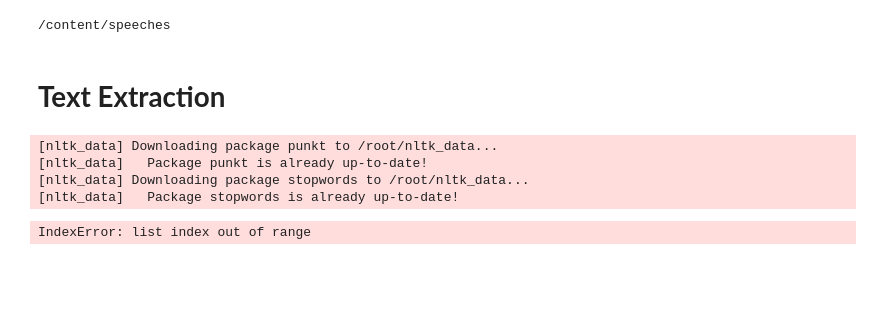
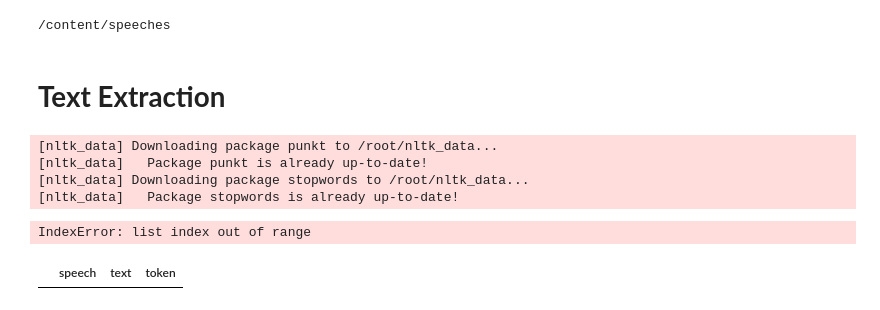
Before and after one commit to simranbains9810/mark_carney_speech_analysis, a Jupyter notebook: speech_analysis.ipynb, the cells around one changed output. Cells and saved outputs as stored; diff of their text form; code cells hidden in the pictures; blank space fills up the shorter version.

```diff
--- a/speech_analysis.ipynb
+++ b/speech_analysis.ipynb
@@ -245,20 +245,22 @@ stopwords = nltk.corpus.stopwords.words("english")
 
 for i in range(0, len(speech)):
     d2[speech[i]] = [word for word in d2[speech[i]] if word not in stopwords]
-    d2[speech[i]] = " ".join(d2[speech[i]])
 # %% [output]
 [nltk_data] Downloading package punkt to /root/nltk_data...
 [nltk_data]   Package punkt is already up-to-date!
 [nltk_data] Downloading package stopwords to /root/nltk_data...
 [nltk_data]   Package stopwords is already up-to-date!
 # %%
+from urllib.request import urlopen, Request
+from bs4 import BeautifulSoup
+
 url_html = [
             "https://www.bankofengland.co.uk/speech/2015/inclusive-capitalism-conference-in-conversation-with-governor-mark-carney"
 ]
 
 speech_html = []
 for i in range(0, len(url_html)):
-    speech_html.append(url_html[i].split("mark-carney-", 1)[1])
+    speech_html.append(url_html[i].split("andy-haldane-", 1)[1])
 
 
 # Parsing HTML using BeautifulSoup
@@ -313,3 +315,20 @@ for i in range(0, len(speech_html)):
     d3[speech_html[i]] = " ".join(d3[speech_html[i]])
 # %% [output]
 IndexError: list index out of range
+# %%
+#@title Create dataframe of speech titles, texts, and tokens
+# Combine elements from d1 and d2 first
+speeches = pd.DataFrame(data = {"speech": speech})
+speeches["text"] = speeches["speech"].map(d1)
+speeches["token"] = speeches["speech"].map(d2)
+
+# Create a temporary dataframe that combines elements from d3 and d4
+temp = pd.DataFrame(data = {"speech": speech_html})
+temp["text"] = temp["speech"].map(d3)
+temp["token"] = temp["speech"].map(d3)
+
+# Merge both dataframes
+speeches = pd.concat([speeches, temp], ignore_index = True)
+speeches
+# %% [output]
+|  | speech | text | token |
```
